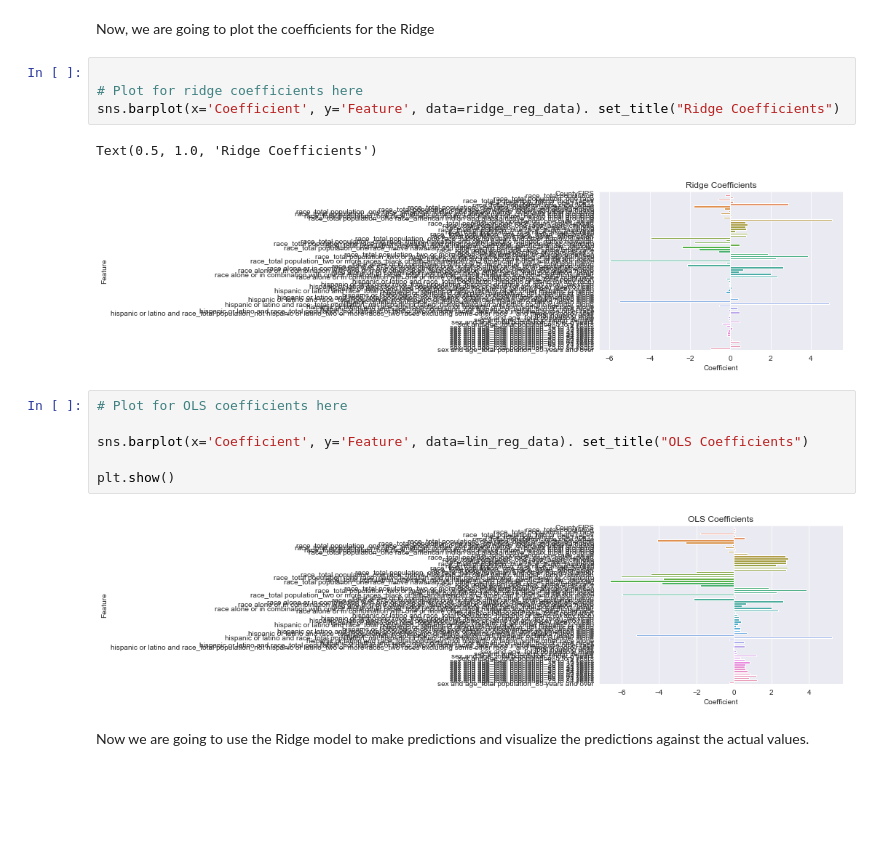
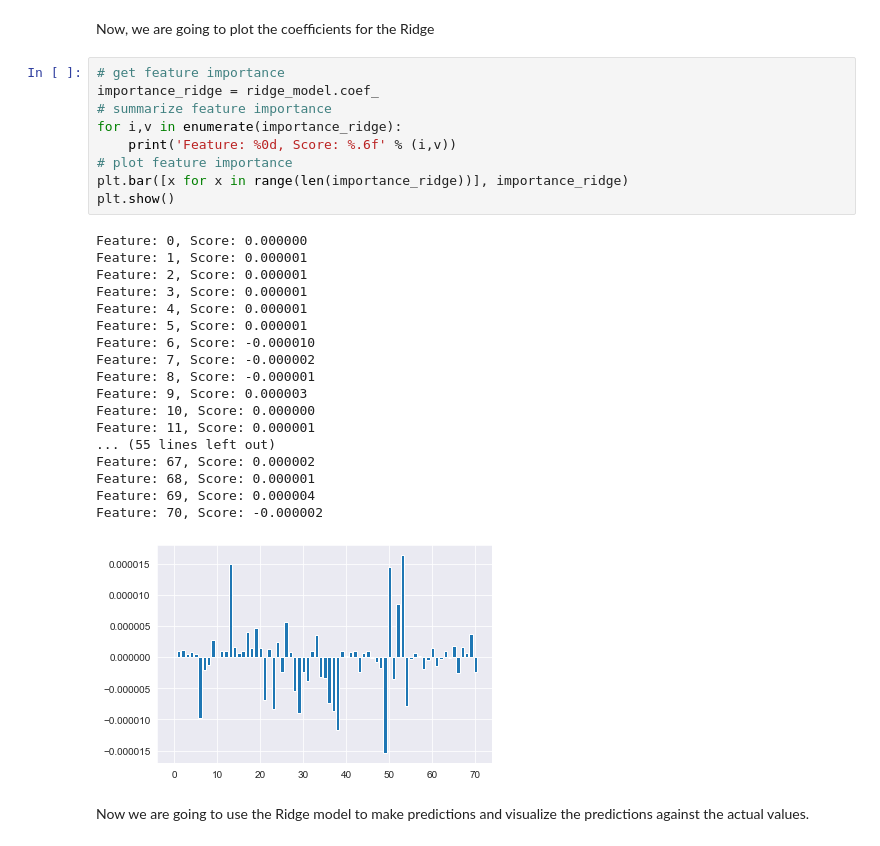
Before and after one commit to reubenp92/-CSS_Project_2_Team_4_Fall_2020, a Jupyter notebook: Project2.ipynb, the cells around one changed output. Cells and saved outputs as stored; diff of their text form; blank space fills up the shorter version.

```diff
--- a/Project2.ipynb
+++ b/Project2.ipynb
@@ -368,20 +373,33 @@ print(lin_model.intercept_)
 # %% [markdown]
 Now, we are going to plot the coefficients for the Ridge
-# %%
-
-# Plot for ridge coefficients here
-sns.barplot(x='Coefficient', y='Feature', data=ridge_reg_data). set_title("Ridge Coefficients")
-# %% [output]
-Text(0.5, 1.0, 'Ridge Coefficients')
-[figure, removed]
-# %%
-# Plot for OLS coefficients here
-
-sns.barplot(x='Coefficient', y='Feature', data=lin_reg_data). set_title("OLS Coefficients")
-
-plt.show()
-# %% [output]
-[figure, removed]
+# %%
+# get feature importance
+importance_ridge = ridge_model.coef_
+# summarize feature importance
+for i,v in enumerate(importance_ridge):
+	print('Feature: %0d, Score: %.6f' % (i,v))
+# plot feature importance
+plt.bar([x for x in range(len(importance_ridge))], importance_ridge)
+plt.show()
+# %% [output]
+Feature: 0, Score: 0.000000
+Feature: 1, Score: 0.000001
+Feature: 2, Score: 0.000001
+Feature: 3, Score: 0.000001
+Feature: 4, Score: 0.000001
+Feature: 5, Score: 0.000001
+Feature: 6, Score: -0.000010
+Feature: 7, Score: -0.000002
+Feature: 8, Score: -0.000001
+Feature: 9, Score: 0.000003
+Feature: 10, Score: 0.000000
+Feature: 11, Score: 0.000001
+... (55 lines left out)
+Feature: 67, Score: 0.000002
+Feature: 68, Score: 0.000001
+Feature: 69, Score: 0.000004
+Feature: 70, Score: -0.000002
+[figure, added]
 # %% [markdown]
 Now we are going to use the Ridge model to make predictions and visualize the predictions against the actual values.
 # %%
```
Also changed, not shown: parts of 78 cells of this notebook.
